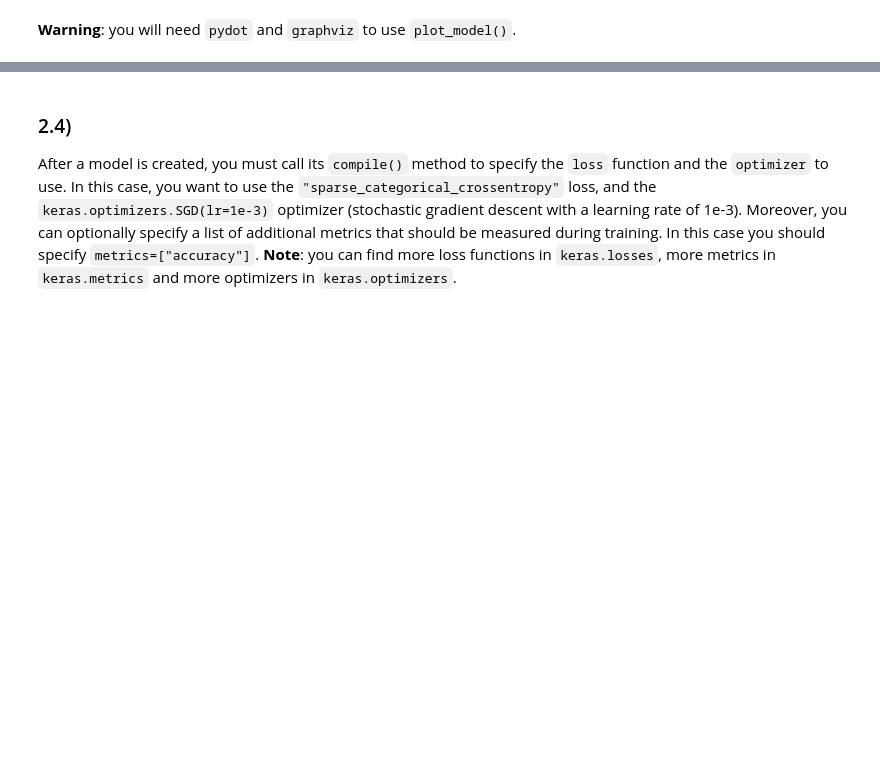
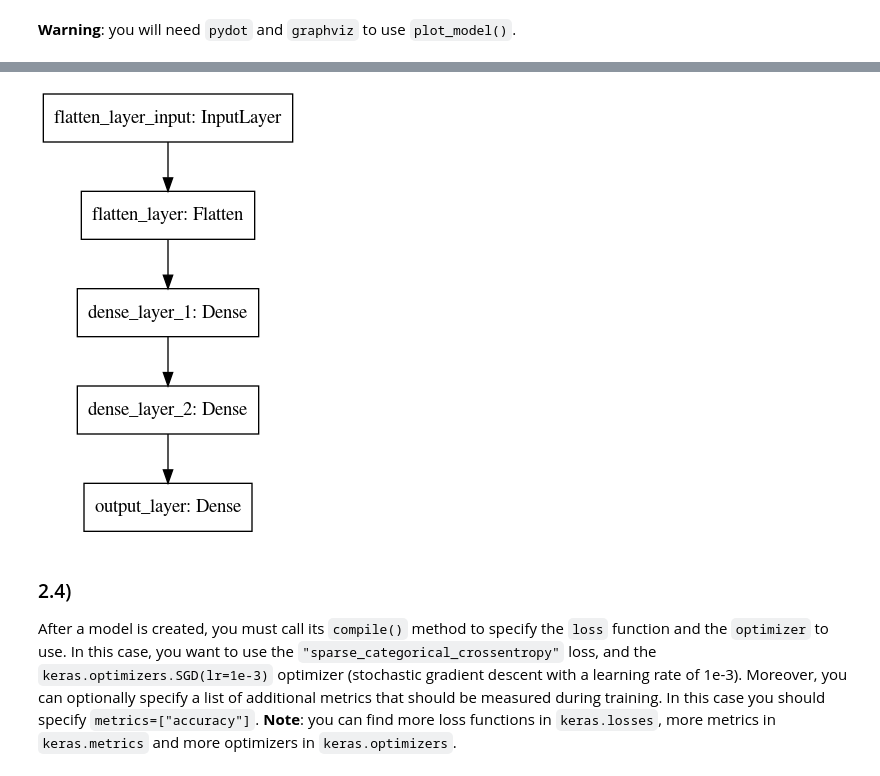
Before and after one commit to skyjiao/tf2_course, a Jupyter notebook: 01_neural_nets_with_keras.ipynb, the cells around one changed output, grey strips where cells are left out. Drawn from its saved outputs; the diff is of its cells as text; code cells hidden in the pictures; blank space fills up the shorter version.

```diff
--- a/01_neural_nets_with_keras.ipynb
+++ b/01_neural_nets_with_keras.ipynb
@@ -138,9 +179,11 @@ Build a `Sequential` model (`keras.models.Sequential`), without any argument, th
   * Another `Dense` layer with 100 neurons, also with the `"relu"` activation function.
   * A final `Dense` layer with 10 neurons (one per class), and with the `"softmax"` activation function to ensure that the sum of all the estimated class probabilities for each image is equal to 1.
 # %%
-model = keras.models.Sequential()
-model.add(keras.layers.Flatten(input_shape=[28,28]))
-model.add(keras.layers.Dense(300, activation="relu"))
+model = keras.models.Sequential(name="mymodel")
+model.add(keras.layers.Flatten(input_shape=[28,28], name="flatten_layer"))
+model.add(keras.layers.Dense(300, activation="relu", name="dense_layer_1"))
+model.add(keras.layers.Dense(100, activation="relu", name="dense_layer_2"))
+model.add(keras.layers.Dense(10, activation="softmax", name="output_layer"))
 # %% [markdown]
 ### 2.2)
 Alternatively, you can pass a list containing the 4 layers to the constructor of the `Sequential` model. The model's `layers` attribute holds the list of layers.
@@ -152,3 +222,7 @@ Call the model's `summary()` method and examine the output. Also, try using `ker
+# %%
+keras.utils.plot_model(model=model)
+# %% [output]
+[figure, added]
 # %% [markdown]
 ### 2.4)
 After a model is created, you must call its `compile()` method to specify the `loss` function and the `optimizer` to use. In this case, you want to use the `"sparse_categorical_crossentropy"` loss, and the `keras.optimizers.SGD(lr=1e-3)` optimizer (stochastic gradient descent with a learning rate of 1e-3). Moreover, you can optionally specify a list of additional metrics that should be measured during training. In this case you should specify `metrics=["accuracy"]`. **Note**: you can find more loss functions in `keras.losses`, more metrics in `keras.metrics` and more optimizers in `keras.optimizers`.
```
Also changed, not shown: parts of 77 cells of this notebook, 4 other files.
